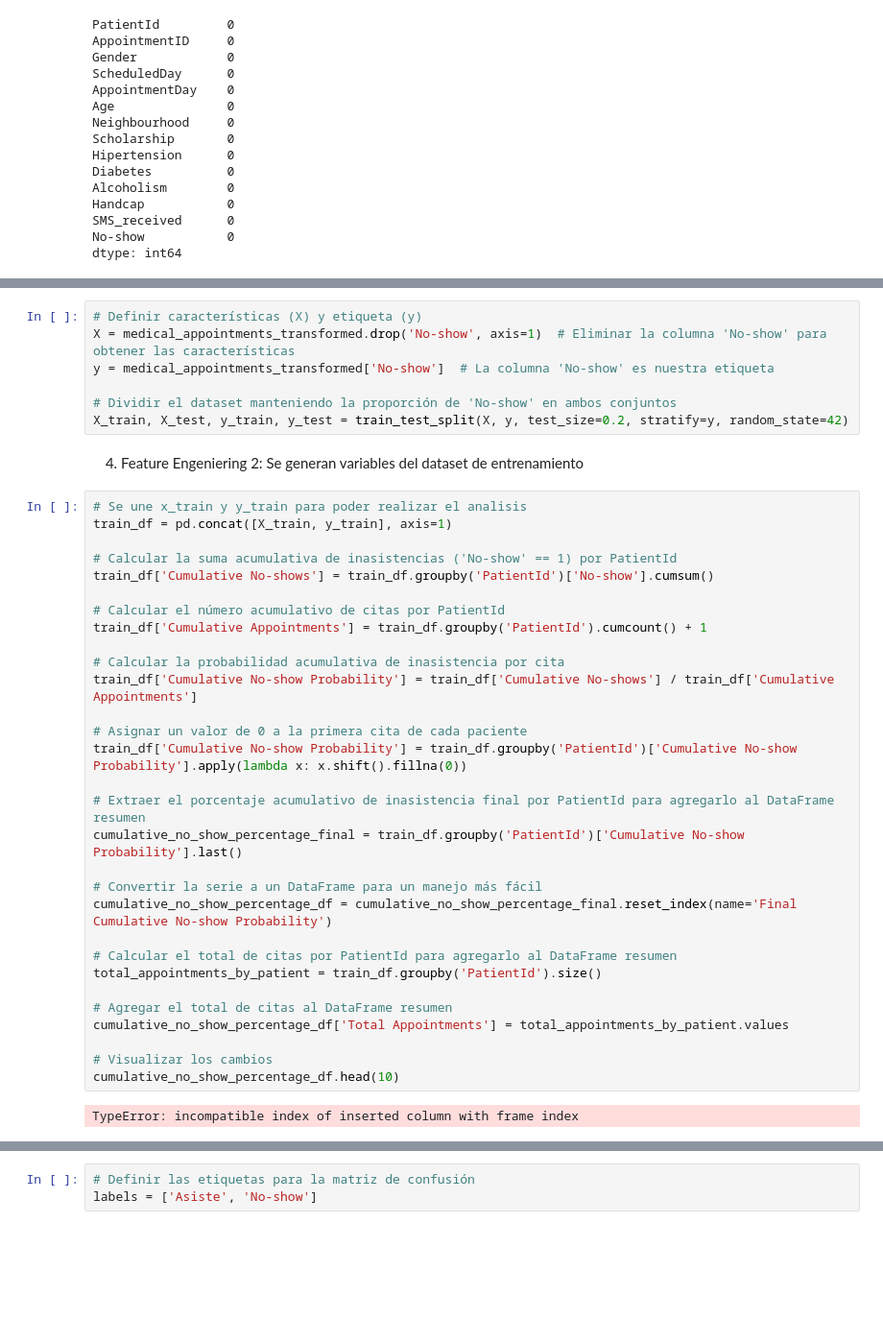
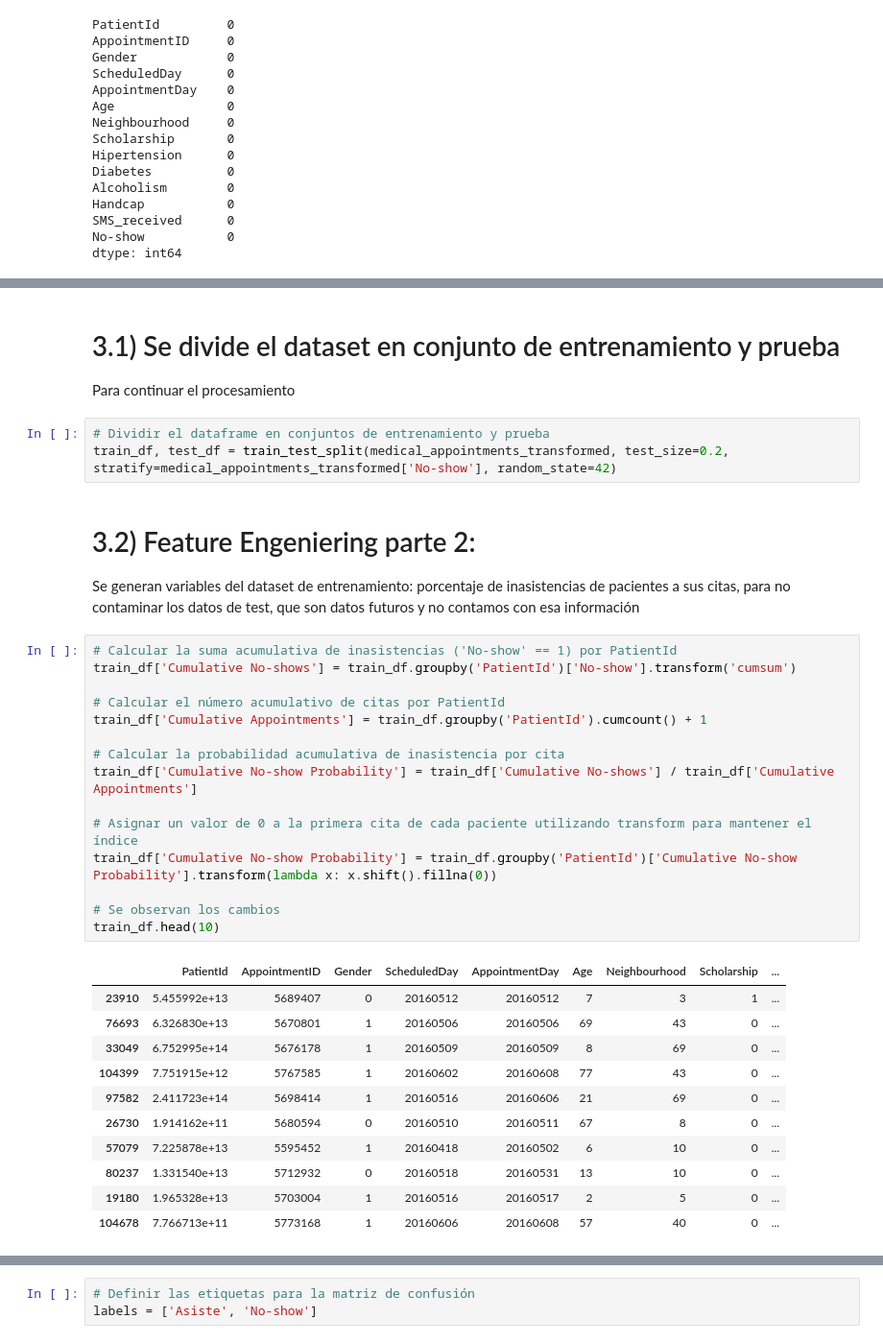
Before and after one commit to SValduezaL/TFM-Master-IA-INESDI, a Jupyter notebook: BBDD Kaagle/predicción_ inasistencia_v2.ipynb, the cells around one changed output, grey strips where cells are left out. Shown: that part at 96% size. Saved outputs shown, nothing was run; the diff lists cells and outputs as text; blank space fills up the shorter version.

```diff
--- a/BBDD Kaagle/predicción_ inasistencia_v2.ipynb
+++ b/BBDD Kaagle/predicción_ inasistencia_v2.ipynb
@@ -193,41 +180,36 @@ For example, when doing 'df[col].method(value, inplace=True)', try using 'df.met
-# %%
-# Definir características (X) y etiqueta (y)
-X = medical_appointments_transformed.drop('No-show', axis=1)  # Eliminar la columna 'No-show' para obtener las características
-y = medical_appointments_transformed['No-show']  # La columna 'No-show' es nuestra etiqueta
-
-# Dividir el dataset manteniendo la proporción de 'No-show' en ambos conjuntos
-X_train, X_test, y_train, y_test = train_test_split(X, y, test_size=0.2, stratify=y, random_state=42)
-# %% [markdown]
-4. Feature Engeniering 2: Se generan variables del dataset de entrenamiento
+# %% [markdown]
+# 3.1) Se divide el dataset en conjunto de entrenamiento y prueba
+Para continuar el procesamiento
+# %%
+# Dividir el dataframe en conjuntos de entrenamiento y prueba
+train_df, test_df = train_test_split(medical_appointments_transformed, test_size=0.2, stratify=medical_appointments_transformed['No-show'], random_state=42)
+# %% [markdown]
+# 3.2) Feature Engeniering parte 2:
+Se generan variables del dataset de entrenamiento: porcentaje de inasistencias de pacientes a sus citas, para no contaminar los datos de test, que son datos futuros y no contamos con esa información
 # %%
-# Se une x_train y y_train para poder realizar el analisis
-train_df = pd.concat([X_train, y_train], axis=1)
-
 # Calcular la suma acumulativa de inasistencias ('No-show' == 1) por PatientId
-train_df['Cumulative No-shows'] = train_df.groupby('PatientId')['No-show'].cumsum()
+train_df['Cumulative No-shows'] = train_df.groupby('PatientId')['No-show'].transform('cumsum')
 
 # Calcular el número acumulativo de citas por PatientId
 train_df['Cumulative Appointments'] = train_df.groupby('PatientId').cumcount() + 1
 
 # Calcular la probabilidad acumulativa de inasistencia por cita
 train_df['Cumulative No-show Probability'] = train_df['Cumulative No-shows'] / train_df['Cumulative Appointments']
 
-# Asignar un valor de 0 a la primera cita de cada paciente
-train_df['Cumulative No-show Probability'] = train_df.groupby('PatientId')['Cumulative No-show Probability'].apply(lambda x: x.shift().fillna(0))
+# Asignar un valor de 0 a la primera cita de cada paciente utilizando transform para mantener el índice
+train_df['Cumulative No-show Probability'] = train_df.groupby('PatientId')['Cumulative No-show Probability'].transform(lambda x: x.shift().fillna(0))
 
-# Extraer el porcentaje acumulativo de inasistencia final por PatientId para agregarlo al DataFrame resumen
-cumulative_no_show_percentage_final = train_df.groupby('PatientId')['Cumulative No-show Probability'].last()
-
-# Convertir la serie a un DataFrame para un manejo más fácil
-cumulative_no_show_percentage_df = cumulative_no_show_percentage_final.reset_index(name='Final Cumulative No-show Probability')
-
-# Calcular el total de citas por PatientId para agregarlo al DataFrame resumen
-total_appointments_by_patient = train_df.groupby('PatientId').size()
-
-# Agregar el total de citas al DataFrame resumen
-cumulative_no_show_percentage_df['Total Appointments'] = total_appointments_by_patient.values
-
-# Visualizar los cambios
-cumulative_no_show_percentage_df.head(10)
+# Se observan los cambios
+train_df.head(10)
 # %% [output]
-TypeError: incompatible index of inserted column with frame index
+|  | PatientId | AppointmentID | Gender | ScheduledDay | AppointmentDay | Age | Neighbourhood | Scholarship | ... |
+| 23910 | 5.455992e+13 | 5689407 | 0 | 20160512 | 20160512 | 7 | 3 | 1 | ... |
+| 76693 | 6.326830e+13 | 5670801 | 1 | 20160506 | 20160506 | 69 | 43 | 0 | ... |
+| 33049 | 6.752995e+14 | 5676178 | 1 | 20160509 | 20160509 | 8 | 69 | 0 | ... |
+| 104399 | 7.751915e+12 | 5767585 | 1 | 20160602 | 20160608 | 77 | 43 | 0 | ... |
+| 97582 | 2.411723e+14 | 5698414 | 1 | 20160516 | 20160606 | 21 | 69 | 0 | ... |
+| 26730 | 1.914162e+11 | 5680594 | 0 | 20160510 | 20160511 | 67 | 8 | 0 | ... |
+| 57079 | 7.225878e+13 | 5595452 | 1 | 20160418 | 20160502 | 6 | 10 | 0 | ... |
+| 80237 | 1.331540e+13 | 5712932 | 0 | 20160518 | 20160531 | 13 | 10 | 0 | ... |
+| 19180 | 1.965328e+13 | 5703004 | 1 | 20160516 | 20160517 | 2 | 5 | 0 | ... |
+| 104678 | 7.766713e+11 | 5773168 | 1 | 20160606 | 20160608 | 57 | 40 | 0 | ... |
```
Also changed, not shown: parts of 39 cells of this notebook.
